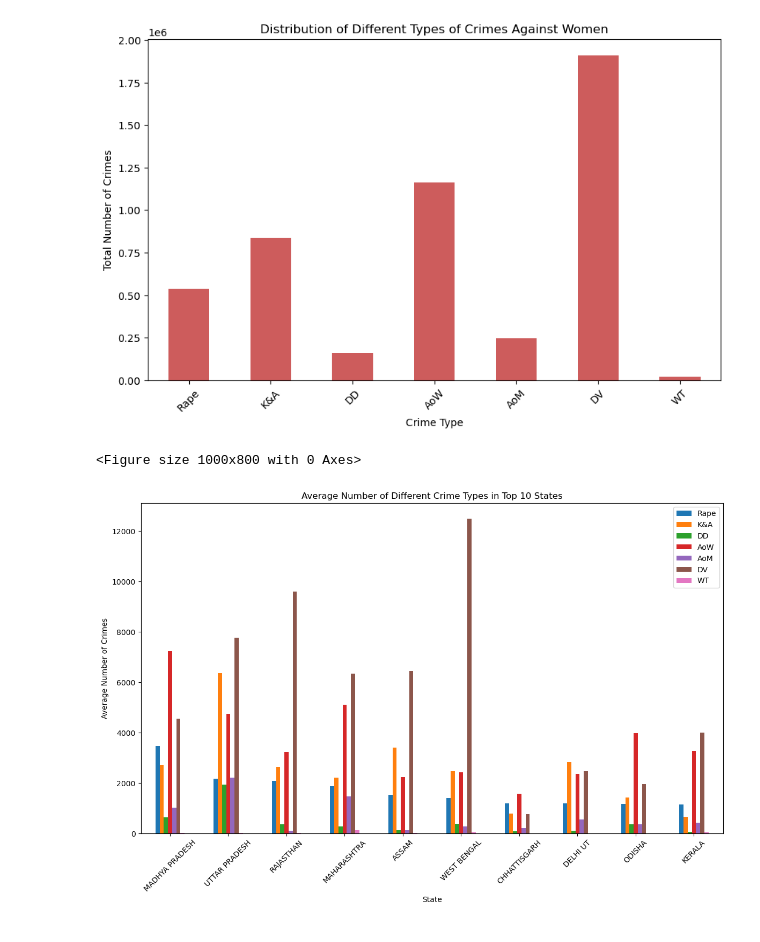
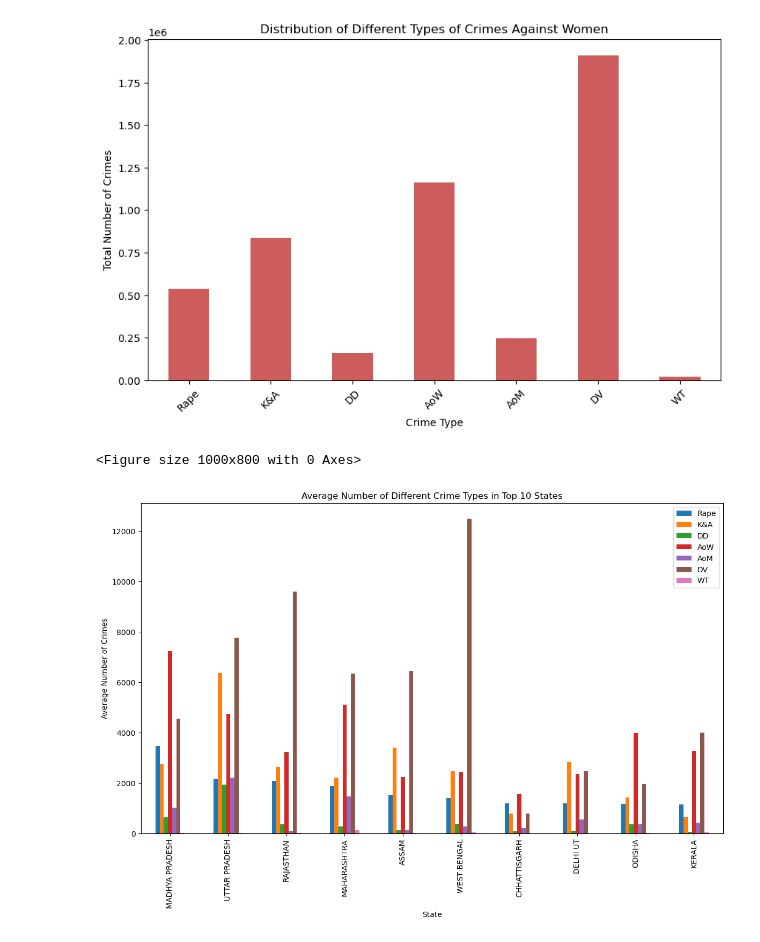
Before and after one commit to sandeepgalipelli/CrimeAgainstWomen, a Jupyter notebook: CrimeAgainstWoman.ipynb, the cells around one changed output. Cells and saved outputs as stored; diff of their text form; code cells hidden in the pictures.

```diff
--- a/CrimeAgainstWoman.ipynb
+++ b/CrimeAgainstWoman.ipynb
@@ -232,12 +231,12 @@ plt.show()
 # %%
 top_states_mean_crime = crimeAw.drop('Year',axis=1).groupby('State').mean().nlargest(10,'Rape').sort_values(by='Rape', ascending=False)
 plt.figure(figsize=(10, 8))
 top_states_mean_crime.plot(kind='bar', figsize=(14, 8))
 plt.title('Average Number of Different Crime Types in Top 10 States')
 plt.xlabel('State')
 plt.ylabel('Average Number of Crimes')
-plt.xticks(rotation=45)
+plt.xticks(rotation=90)
 plt.show()
 # %% [output]
 <Figure size 1000x800 with 0 Axes>
-[figure, old version]
+[figure, new version]
```
Also changed, not shown: parts of 3 cells of this notebook.
